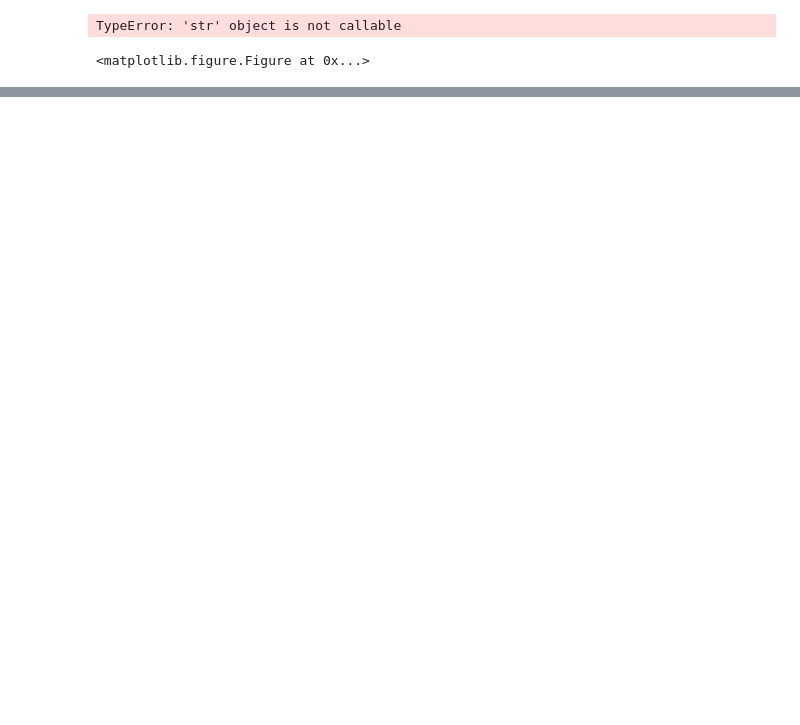
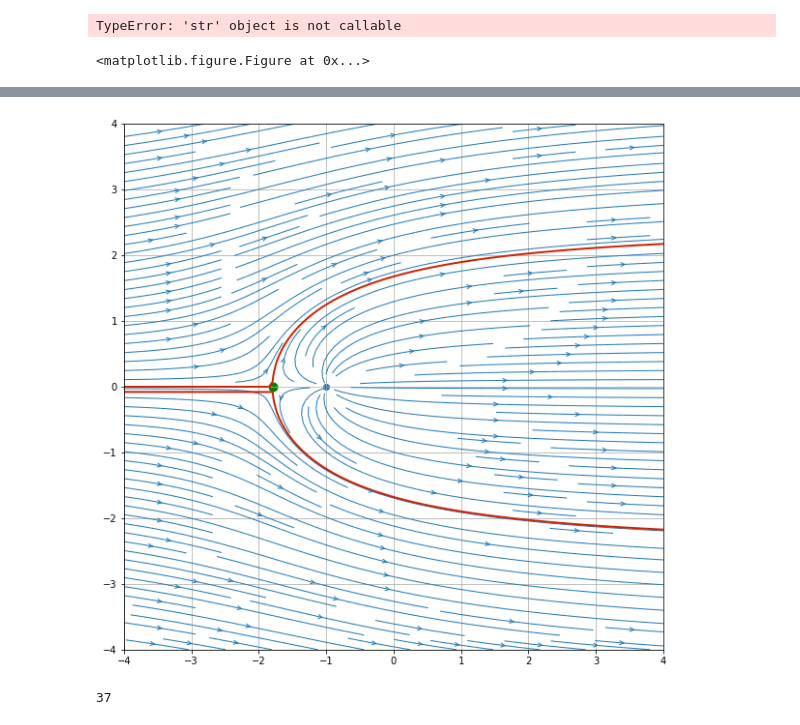
Before and after one commit to djpalumbo18/mae6226, a Jupyter notebook: Class_Source_Sink_exercise.ipynb, the cells around one changed output, grey strips where cells are left out. Drawn from its saved outputs; the diff is of its cells as text; code cells hidden in the pictures; blank space fills up the shorter version.

Commit message:
Add freestream

```diff
--- a/Class_Source_Sink_exercise.ipynb
+++ b/Class_Source_Sink_exercise.ipynb
@@ -123,0 +108,10 @@ plt.scatter([x_source,x_sink],[y_source, y_sink])
+# %%
+import numpy as np
+u_inf = 1.0        # freestream speed
+
+# compute the freestream velocity field
+u_freestream = u_inf * np.ones((N, N), dtype=float)
+v_freestream = np.zeros((N, N), dtype=float)
+
+# compute the stream-function. zero angle of attack
+psi_freestream = u_inf * Y
@@ -123,0 +184,37 @@ plt.scatter([x_source,x_sink],[y_source, y_sink])
+# %%
+source_strength = 5.0
+x_source, y_source = -1.0, 0.0
+
+u_source, vsource = get_velocity(source_strength, x_source, y_source, X,Y)
+psi_source = get_stream_function(source_strength, -1, 0, X,Y)
+
+u = u_freestream + u_source
+v = v_freestream + v_source
+psi = psi_source+ psi_freestream
+# %%
+
+width = 10
+height = (y_end - y_start) / (x_end - x_start) * width
+plt.figure(figsize=(width, height))
+plt.grid(True)
+plt.xlim(x_start, x_end)
+plt.ylim(y_start, y_end)
+plt.streamplot(X, Y, u, v, density=2, linewidth=1, arrowsize=1, arrowstyle='->')
+plt.scatter(x_source, y_source)
+
+x_stagnation = x_source - strength_source / (2 * np.pi * u_inf)
+y_stagnation = y_source
+
+plt.scatter(x_stagnation, y_stagnation, color='g', s=80, marker='o')
+
+
+
+plt.contour(X, Y, psi,
+               levels=[-np.abs(psi[50,37]),np.abs(psi[50,37])],
+               colors='#CD2305', linewidths=2, linestyles='solid');
+# %% [output]
+[figure, added]
+# %%
+np.argmin(u[50])
+# %% [output]
+37
```
Also changed, not shown: parts of 17 cells of this notebook.
